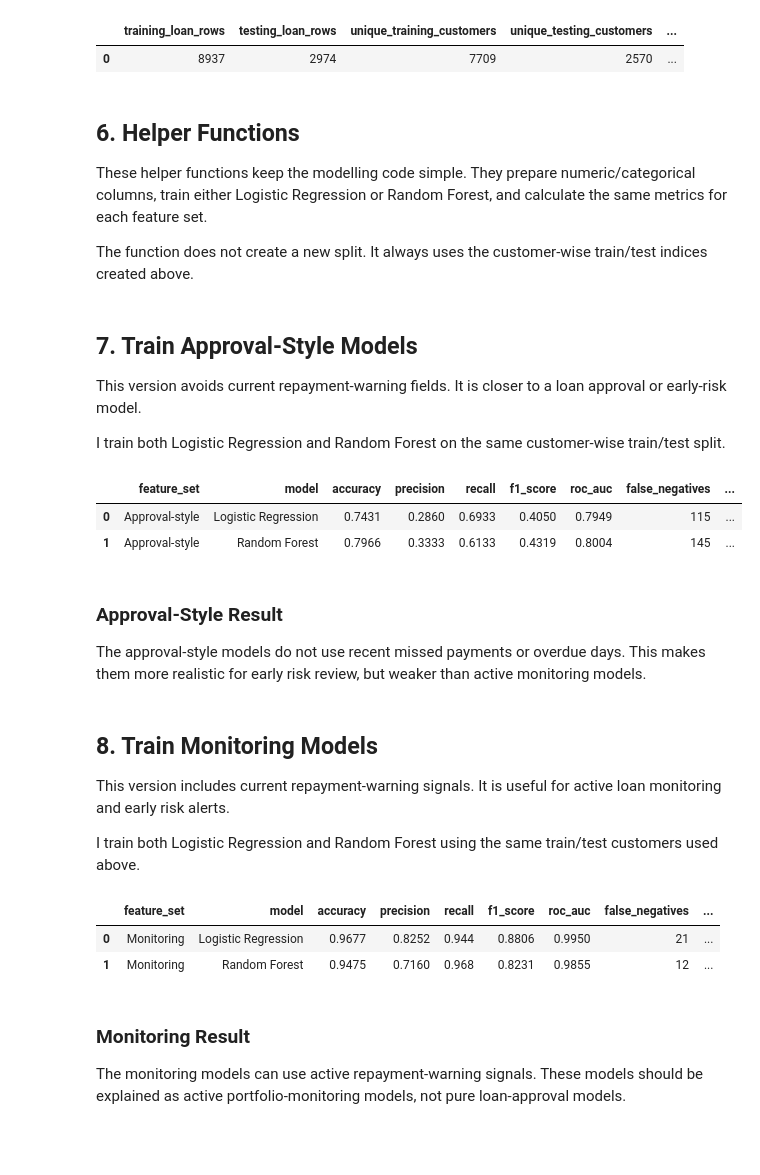
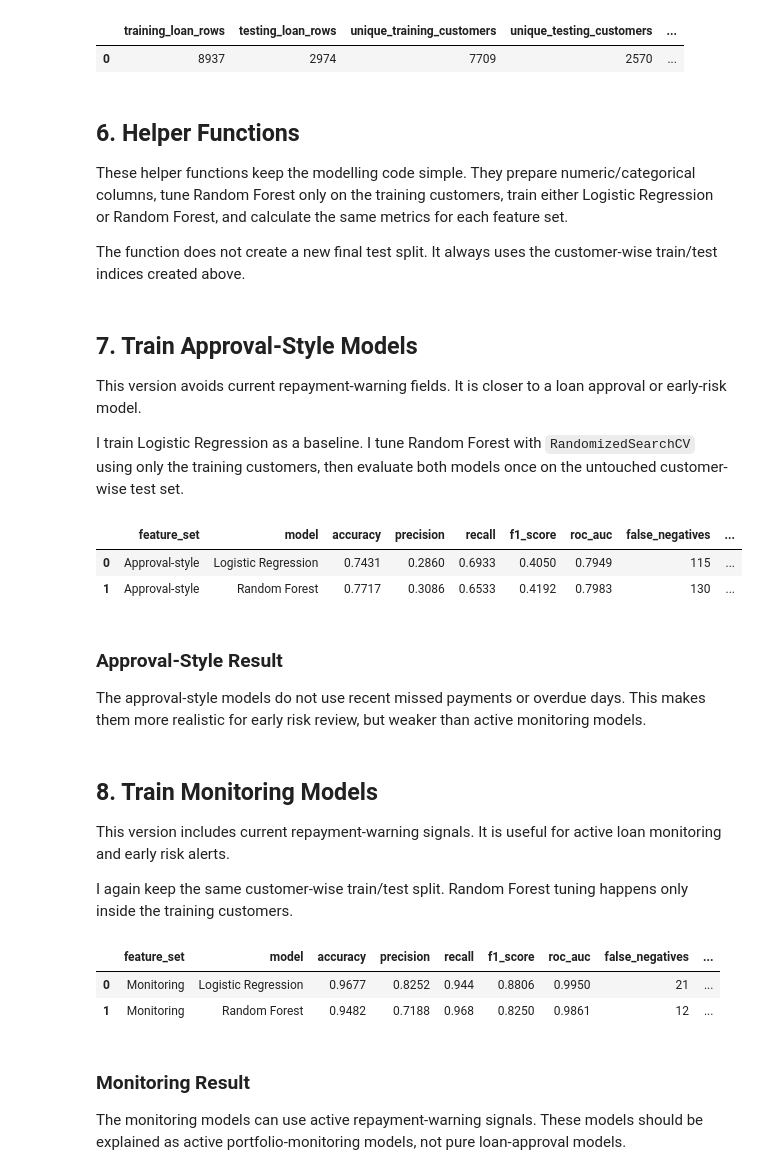
Before and after one commit to ANUKOOL324/Data_Analytics, a Jupyter notebook: Projects/banking-customer-analytics/notebooks/04_default_prediction_model.ipynb, the cells around one changed output. Cells and saved outputs as stored; diff of their text form; code cells hidden in the pictures; blank space fills up the shorter version.

```diff
--- a/Projects/banking-customer-analytics/notebooks/04_default_prediction_model.ipynb
+++ b/Projects/banking-customer-analytics/notebooks/04_default_prediction_model.ipynb
@@ -326,9 +326,9 @@ split_summary
 # %% [markdown]
 ## 6. Helper Functions
 
-These helper functions keep the modelling code simple. They prepare numeric/categorical columns, train either Logistic Regression or Random Forest, and calculate the same metrics for each feature set.
+These helper functions keep the modelling code simple. They prepare numeric/categorical columns, tune Random Forest only on the training customers, train either Logistic Regression or Random Forest, and calculate the same metrics for each feature set.
 
-The function does not create a new split. It always uses the customer-wise train/test indices created above.
+The function does not create a new final test split. It always uses the customer-wise train/test indices created above.
 # %%
 def build_preprocessor(X):
     numeric_features = X.select_dtypes(include=["number", "bool"]).columns.tolist()
@@ -435,46 +499,45 @@ def train_and_evaluate_model(
 
 This version avoids current repayment-warning fields. It is closer to a loan approval or early-risk model.
 
-I train both Logistic Regression and Random Forest on the same customer-wise train/test split.
+I train Logistic Regression as a baseline. I tune Random Forest with `RandomizedSearchCV` using only the training customers, then evaluate both models once on the untouched customer-wise test set.
 # %%
 logistic_regression = LogisticRegression(
     class_weight="balanced",
     max_iter=2000,
     random_state=42,
 )
 
-random_forest = RandomForestClassifier(
-    n_estimators=300,
-    max_depth=8,
-    min_samples_leaf=10,
-    class_weight="balanced",
-    random_state=42,
-    n_jobs=-1,
+model_outputs = {}
+tuning_results = []
+
+approval_rf_tuning = tune_random_forest_on_training_data(
+    feature_set_name="Approval-style",
+    feature_columns=approval_features,
+    train_idx=train_idx,
 )
-
-model_outputs = {}
+tuning_results.append(approval_rf_tuning)
 
 for model_name, estimator in [
     ("Logistic Regression", logistic_regression),
-    ("Random Forest", random_forest),
+    ("Random Forest", approval_rf_tuning["best_estimator"]),
 ]:
     model_outputs[("Approval-style", model_name)] = train_and_evaluate_model(
         model_name=model_name,
         feature_set_name="Approval-style",
         feature_columns=approval_features,
         estimator=estimator,
         train_idx=train_idx,
         test_idx=test_idx,
     )
 
 approval_metrics_df = pd.DataFrame(
     [output["metrics"] for key, output in model_outputs.items() if key[0] == "Approval-style"]
 )
 approval_metrics_df
 # %% [output]
 |  | feature_set | model | accuracy | precision | recall | f1_score | roc_auc | false_negatives | ... |
 | 0 | Approval-style | Logistic Regression | 0.7431 | 0.2860 | 0.6933 | 0.4050 | 0.7949 | 115 | ... |
-| 1 | Approval-style | Random Forest | 0.7966 | 0.3333 | 0.6133 | 0.4319 | 0.8004 | 145 | ... |
+| 1 | Approval-style | Random Forest | 0.7717 | 0.3086 | 0.6533 | 0.4192 | 0.7983 | 130 | ... |
 # %% [markdown]
 ### Approval-Style Result
 
@@ -484,11 +547,18 @@ The approval-style models do not use recent missed payments or overdue days. Thi
 
 This version includes current repayment-warning signals. It is useful for active loan monitoring and early risk alerts.
 
-I train both Logistic Regression and Random Forest using the same train/test customers used above.
+I again keep the same customer-wise train/test split. Random Forest tuning happens only inside the training customers.
 # %%
+monitoring_rf_tuning = tune_random_forest_on_training_data(
+    feature_set_name="Monitoring",
+    feature_columns=monitoring_features,
+    train_idx=train_idx,
+)
+tuning_results.append(monitoring_rf_tuning)
+
 for model_name, estimator in [
     ("Logistic Regression", logistic_regression),
-    ("Random Forest", random_forest),
+    ("Random Forest", monitoring_rf_tuning["best_estimator"]),
 ]:
     model_outputs[("Monitoring", model_name)] = train_and_evaluate_model(
         model_name=model_name,
@@ -506,7 +576,7 @@ monitoring_metrics_df
 # %% [output]
 |  | feature_set | model | accuracy | precision | recall | f1_score | roc_auc | false_negatives | ... |
 | 0 | Monitoring | Logistic Regression | 0.9677 | 0.8252 | 0.944 | 0.8806 | 0.9950 | 21 | ... |
-| 1 | Monitoring | Random Forest | 0.9475 | 0.7160 | 0.968 | 0.8231 | 0.9855 | 12 | ... |
+| 1 | Monitoring | Random Forest | 0.9482 | 0.7188 | 0.968 | 0.8250 | 0.9861 | 12 | ... |
 # %% [markdown]
 ### Monitoring Result
 
```
Also changed, not shown: parts of 19 cells of this notebook, 13 other files.
